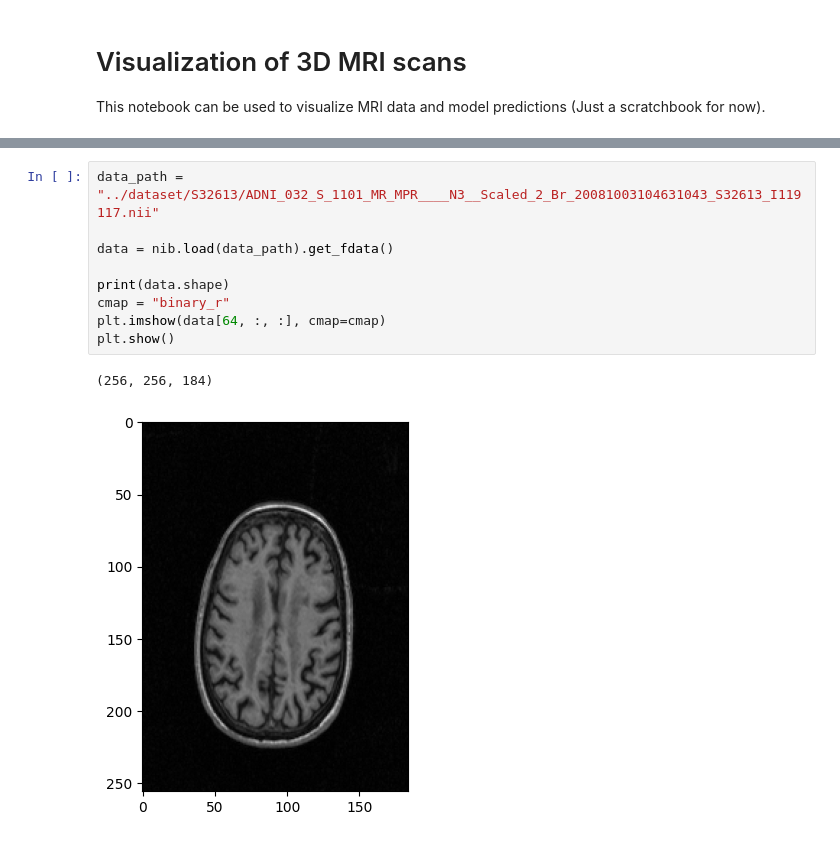
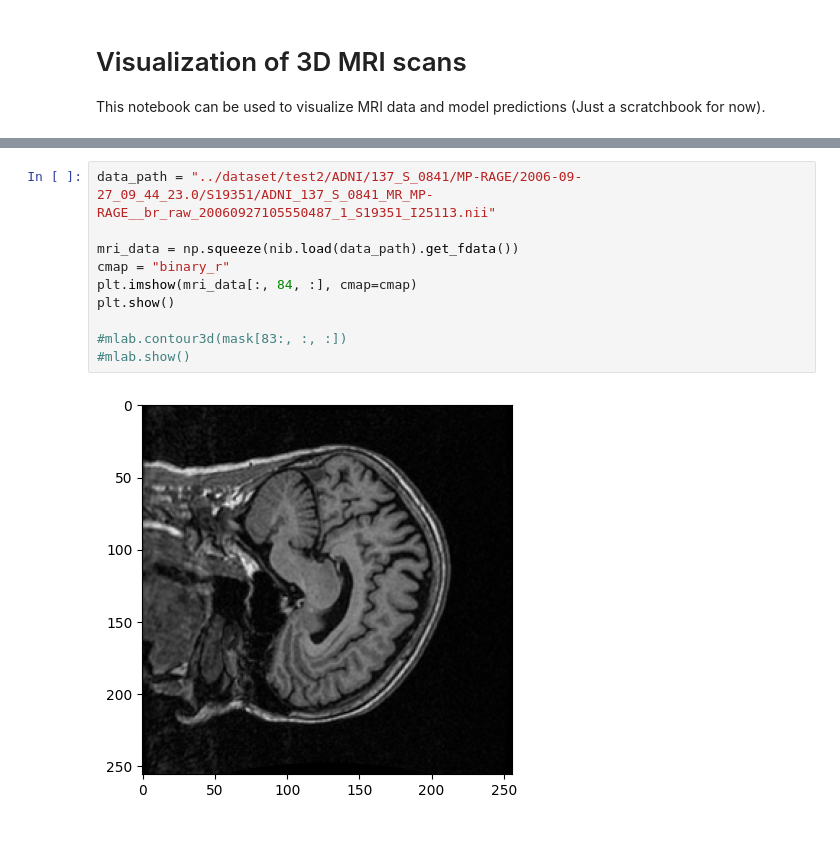
Before and after one commit to dietrujillo/bmi707_alzheimers_mri_prediction, a Jupyter notebook: notebooks/visualization.ipynb, the cells around one changed output, grey strips where cells are left out. Saved outputs shown, nothing was run; the diff lists cells and outputs as text.

Commit message:
Add preliminary models and visualization

```diff
--- a/notebooks/visualization.ipynb
+++ b/notebooks/visualization.ipynb
@@ -7,12 +43,12 @@ import nibabel as nib
 # %%
-data_path = "../dataset/S32613/ADNI_032_S_1101_MR_MPR____N3__Scaled_2_Br_20081003104631043_S32613_I119117.nii"
+data_path = "../dataset/test2/ADNI/137_S_0841/MP-RAGE/2006-09-27_09_44_23.0/S19351/ADNI_137_S_0841_MR_MP-RAGE__br_raw_20060927105550487_1_S19351_I25113.nii"
 
-data = nib.load(data_path).get_fdata()
+mri_data = np.squeeze(nib.load(data_path).get_fdata())
+cmap = "binary_r"
+plt.imshow(mri_data[:, 84, :], cmap=cmap)
+plt.show()
 
-print(data.shape)
-cmap = "binary_r"
-plt.imshow(data[64, :, :], cmap=cmap)
-plt.show()
+#mlab.contour3d(mask[83:, :, :])
+#mlab.show()
 # %% [output]
-(256, 256, 184)
-[figure, old version]
+[figure, new version]
```
Also changed, not shown: parts of 4 cells of this notebook, 4 other files.
